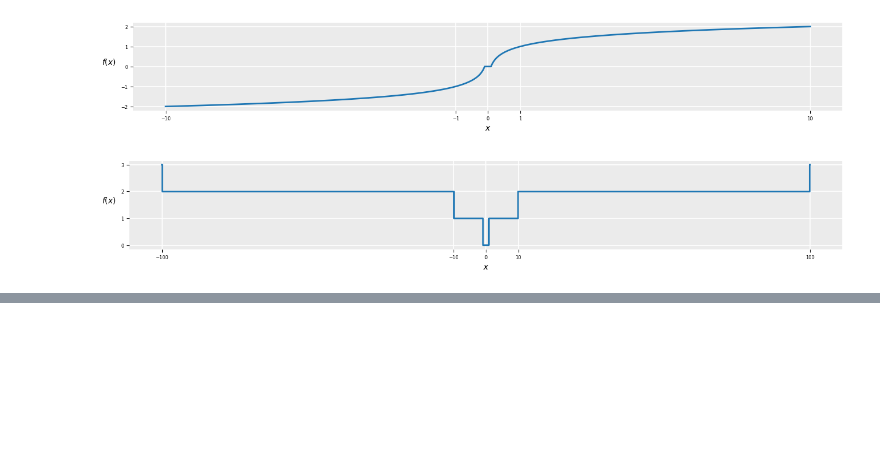
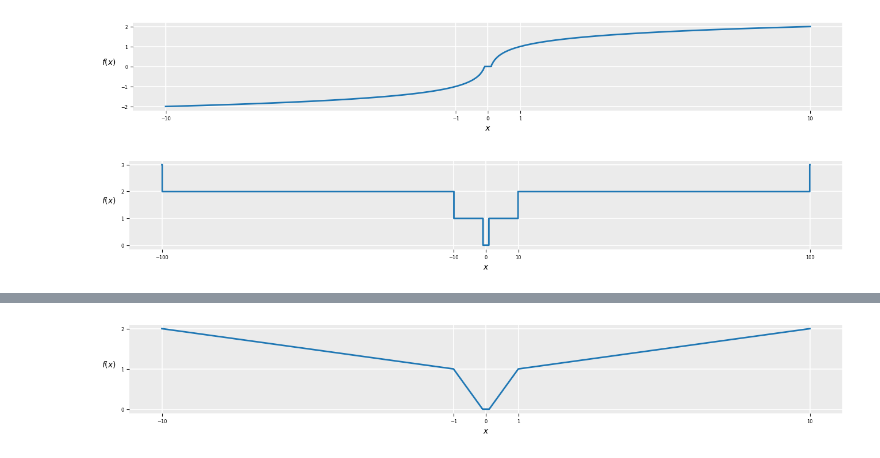
Before and after one commit to estripling/onekit, a Jupyter notebook: docs/source/mathkit.ipynb, the cells around one changed output, grey strips where cells are left out. Cells and saved outputs as stored; diff of their text form; code cells hidden in the pictures; blank space fills up the shorter version.

```diff
--- a/docs/source/mathkit.ipynb
+++ b/docs/source/mathkit.ipynb
@@ -112,0 +139,9 @@ plot_digitscale(
+# %%
+plot_digitscale(
+    func=mk.digitscale(kind="linear"),
+    bounds=[(-10, 10)],
+    xticks=[-10, -1, 0, 1, 10],
+    yticks=[0, 1, 2],
+)
+# %% [output]
+[figure, added]
```
Also changed, not shown: parts of 3 cells of this notebook, 6 other files.
